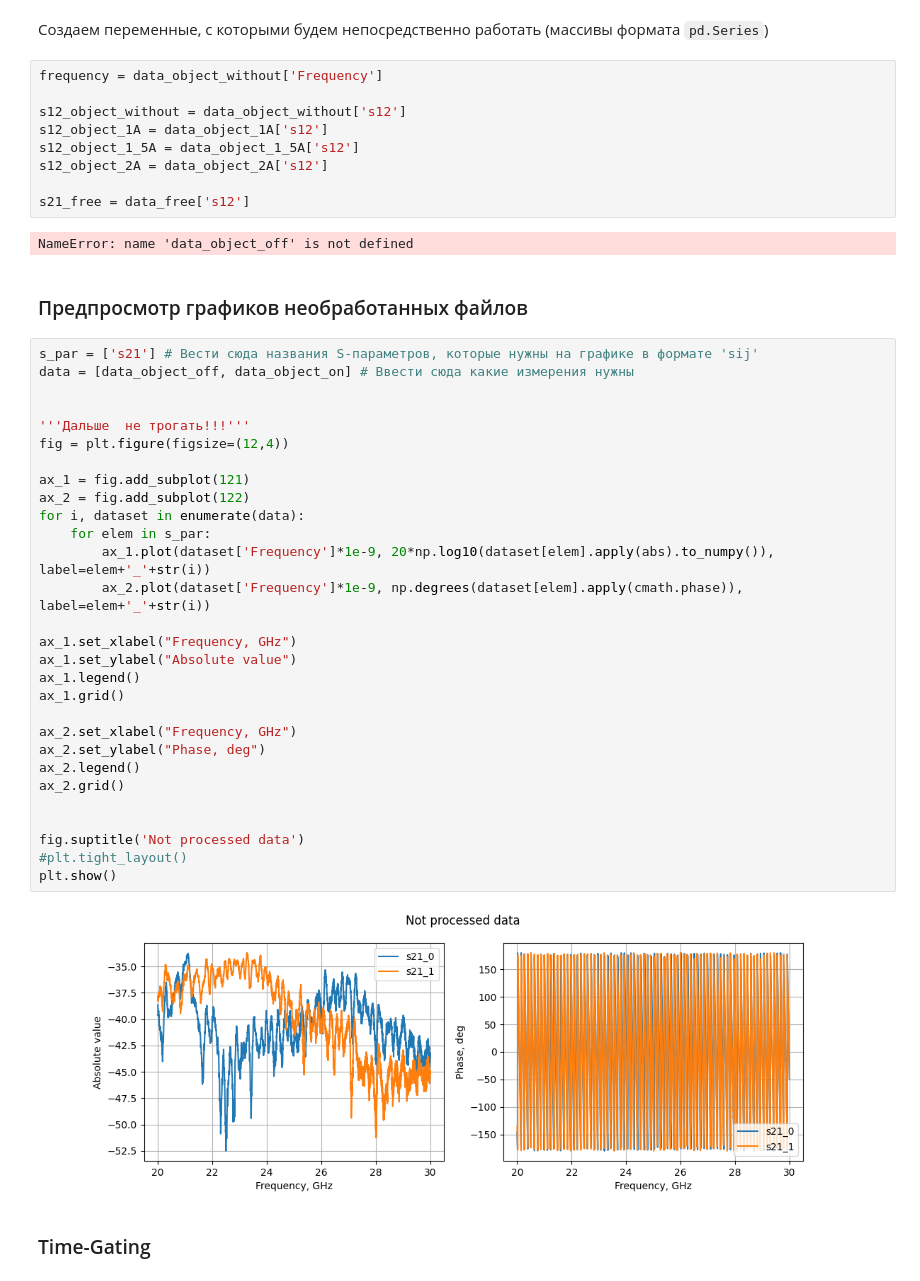
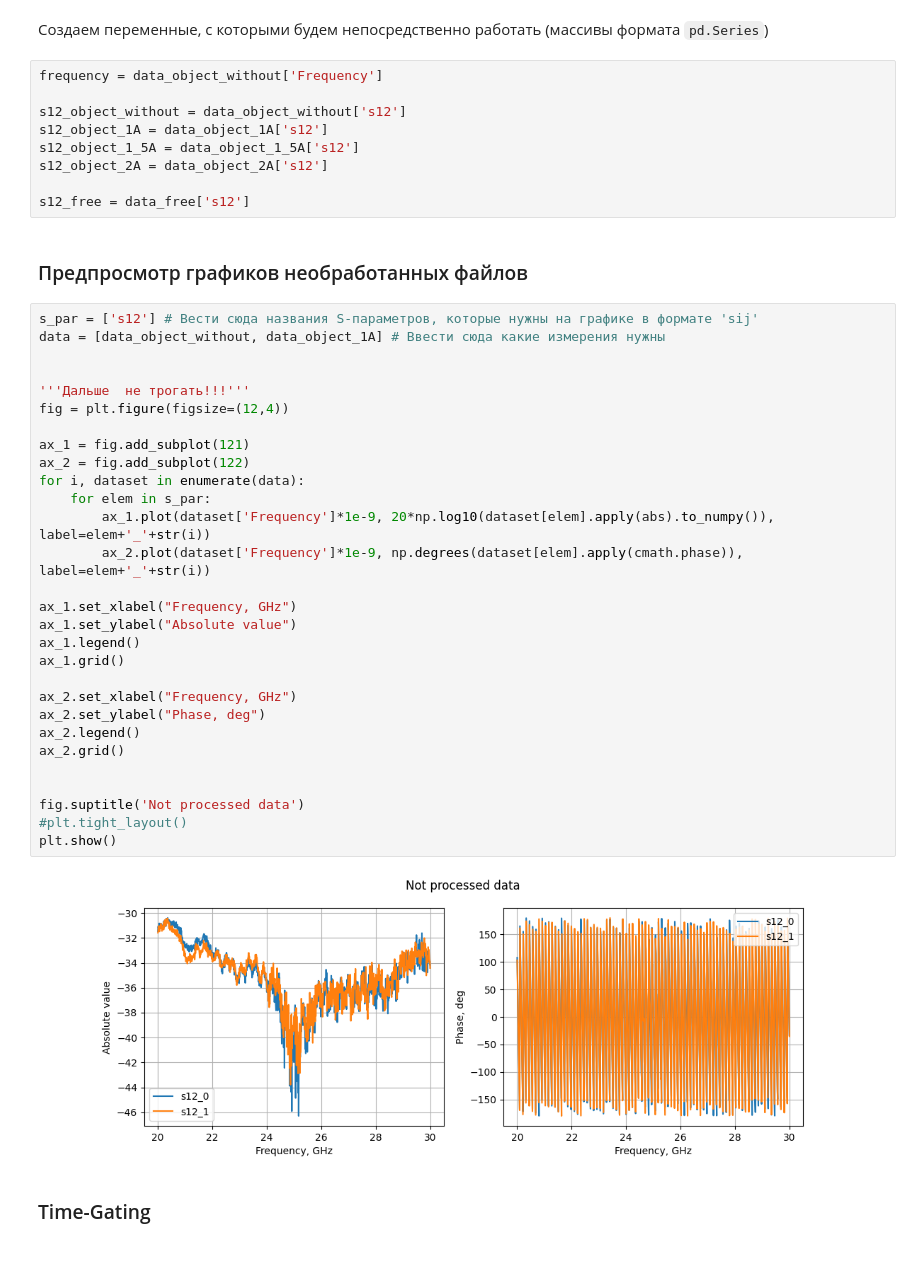
Before and after one commit to isvoropaev02/post_processing_RIS, a Jupyter notebook: 250923/S21_mirror.ipynb, the cells around one changed output. Drawn from its saved outputs; the diff is of its cells as text.

```diff
--- a/250923/S21_mirror.ipynb
+++ b/250923/S21_mirror.ipynb
@@ -75,42 +75,40 @@ s12_object_1A = data_object_1A['s12']
 s12_object_1_5A = data_object_1_5A['s12']
 s12_object_2A = data_object_2A['s12']
 
-s21_free = data_free['s12']
+s12_free = data_free['s12']
-# %% [output]
-NameError: name 'data_object_off' is not defined
 # %% [markdown]
 ### Предпросмотр графиков необработанных файлов
 # %%
-s_par = ['s21'] # Вести сюда названия S-параметров, которые нужны на графике в формате 'sij'
-data = [data_object_off, data_object_on] # Ввести сюда какие измерения нужны
+s_par = ['s12'] # Вести сюда названия S-параметров, которые нужны на графике в формате 'sij'
+data = [data_object_without, data_object_1A] # Ввести сюда какие измерения нужны
 
 
 '''Дальше  не трогать!!!'''
 fig = plt.figure(figsize=(12,4))
 
 ax_1 = fig.add_subplot(121)
 ax_2 = fig.add_subplot(122)
 for i, dataset in enumerate(data):
     for elem in s_par:
         ax_1.plot(dataset['Frequency']*1e-9, 20*np.log10(dataset[elem].apply(abs).to_numpy()), label=elem+'_'+str(i))
         ax_2.plot(dataset['Frequency']*1e-9, np.degrees(dataset[elem].apply(cmath.phase)), label=elem+'_'+str(i))
 
 ax_1.set_xlabel("Frequency, GHz")
 ax_1.set_ylabel("Absolute value")
 ax_1.legend()
 ax_1.grid()
 
 ax_2.set_xlabel("Frequency, GHz")
 ax_2.set_ylabel("Phase, deg")
 ax_2.legend()
 ax_2.grid()
 
 
 fig.suptitle('Not processed data')
 #plt.tight_layout()
 plt.show()
 # %% [output]
-[figure, old version]
+[figure, new version]
 # %% [markdown]
 ### Time-Gating
 # %%
```
Also changed, not shown: parts of 2 cells of this notebook, 1 other file.
